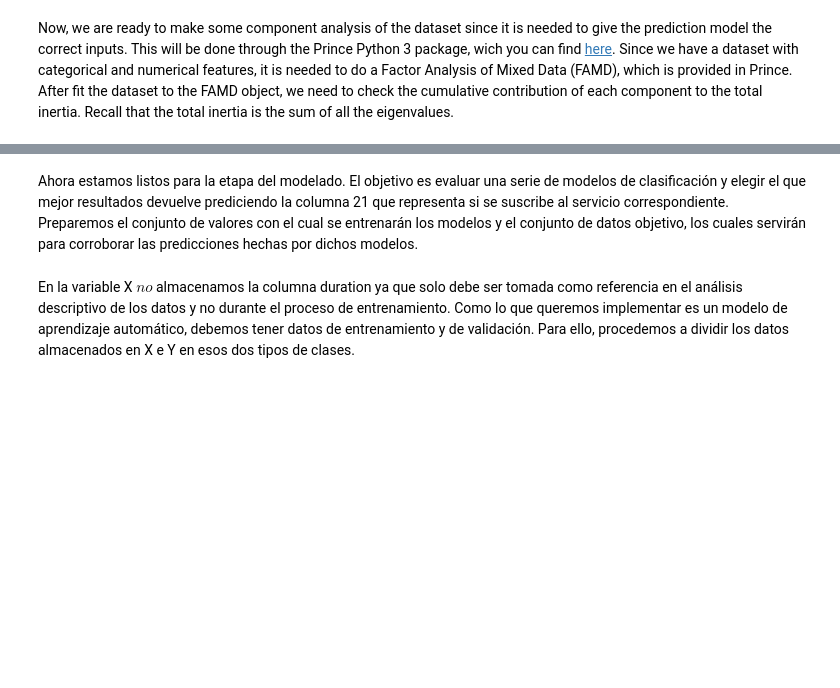
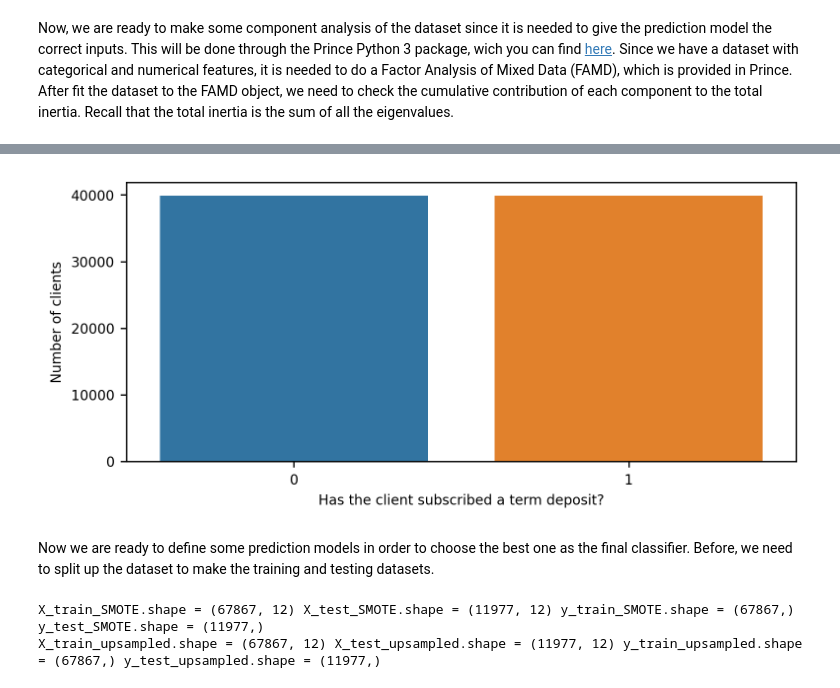
Before and after one commit to Santiq22/data_science_projects, a Jupyter notebook: Bank Suscription/bank_suscription_predictor.ipynb, the cells around one changed output, grey strips where cells are left out. Saved outputs shown, nothing was run; the diff lists cells and outputs as text; code cells hidden in the pictures; blank space fills up the shorter version.

```diff
--- a/Bank Suscription/bank_suscription_predictor.ipynb
+++ b/Bank Suscription/bank_suscription_predictor.ipynb
@@ -338,0 +393,17 @@ plt.show()"""
+# %%
+# Resample
+# Create two different dataframe of majority and minority class
+df_majority = data_conc[(data_conc['Output'] == 0)]
+df_minority = data_conc[(data_conc['Output'] == 1)]
+
+# Upsample minority class
+df_minority_upsampled = resample(df_minority,
+                                 replace=True,                 # sample with replacement
+                                 n_samples=len(df_majority),   # to match majority class
+                                 random_state=15)              # reproducible results
+
+# Combine majority class with upsampled minority class
+df_upsampled = pd.concat([df_minority_upsampled, df_majority])
+
+# Separete input data from output data
+X_upsampled, y_upsampled = df_upsampled.drop(['Output'], axis=1), df_upsampled['Output']
@@ -339,2 +422,12 @@ plt.show()"""
+# %%
+# Counterplot corresponding to y column of df_upsampled
+sns.countplot(x='Output', data=df_upsampled, figure=plt.figure(figsize=(7,3), dpi=250))
+plt.xlabel('Has the client subscribed a term deposit?', fontsize=8)
+plt.ylabel('Number of clients', fontsize=8)
+plt.xticks(fontsize=8)
+plt.yticks(fontsize=8)
+plt.show()
+# %% [output]
+[figure, added]
 # %% [markdown]
-Ahora estamos listos para la etapa del modelado. El objetivo es evaluar una serie de modelos de clasificación y elegir el que mejor resultados devuelve prediciendo la columna 21 que representa si se suscribe al servicio correspondiente. Preparemos el conjunto de valores con el cual se entrenarán los modelos y el conjunto de datos objetivo, los cuales servirán para corroborar las predicciones hechas por dichos modelos.
+Now we are ready to define some prediction models in order to choose the best one as the final classifier. Before, we need to split up the dataset to make the training and testing datasets.
@@ -347,3 +434 @@ Y = data['y']
-# %% [markdown]
-En la variable X $\textit{no}$ almacenamos la columna duration ya que solo debe ser tomada como referencia en el análisis descriptivo de los datos y no durante el proceso de entrenamiento. Como lo que queremos implementar es un modelo de aprendizaje automático, debemos tener datos de entrenamiento y de validación. Para ello, procedemos a dividir los datos almacenados en X e Y en esos dos tipos de clases.
 # %%
@@ -353,3 +438,14 @@ X_train, X_test, Y_train, Y_test = train_test_split(X, Y, test_size=0.2, random_
 # %%
-# Chequeemos los tamaños de los conjuntos de entrenamiento y validación
-print('X_train.shape =', X_train.shape, 'X_test.shape =', X_test.shape, 'Y_train.shape =', Y_train.shape, 'Y_test.shape =', Y_test.shape)
+# We check the shape of the split dataframes
+print('X_train_SMOTE.shape =', X_train_SMOTE.shape,
+      'X_test_SMOTE.shape =', X_test_SMOTE.shape,
+      'y_train_SMOTE.shape =', y_train_SMOTE.shape,
+      'y_test_SMOTE.shape =', y_test_SMOTE.shape)
+
+print('X_train_upsampled.shape =', X_train_upsampled.shape,
+      'X_test_upsampled.shape =', X_test_upsampled.shape,
+      'y_train_upsampled.shape =', y_train_upsampled.shape,
+      'y_test_upsampled.shape =', y_test_upsampled.shape)
+# %% [output]
+X_train_SMOTE.shape = (67867, 12) X_test_SMOTE.shape = (11977, 12) y_train_SMOTE.shape = (67867,) y_test_SMOTE.shape = (11977,)
+X_train_upsampled.shape = (67867, 12) X_test_upsampled.shape = (11977, 12) y_train_upsampled.shape = (67867,) y_test_upsampled.shape = (11977,)
```
Also changed, not shown: parts of 53 cells of this notebook, 1 other file.
